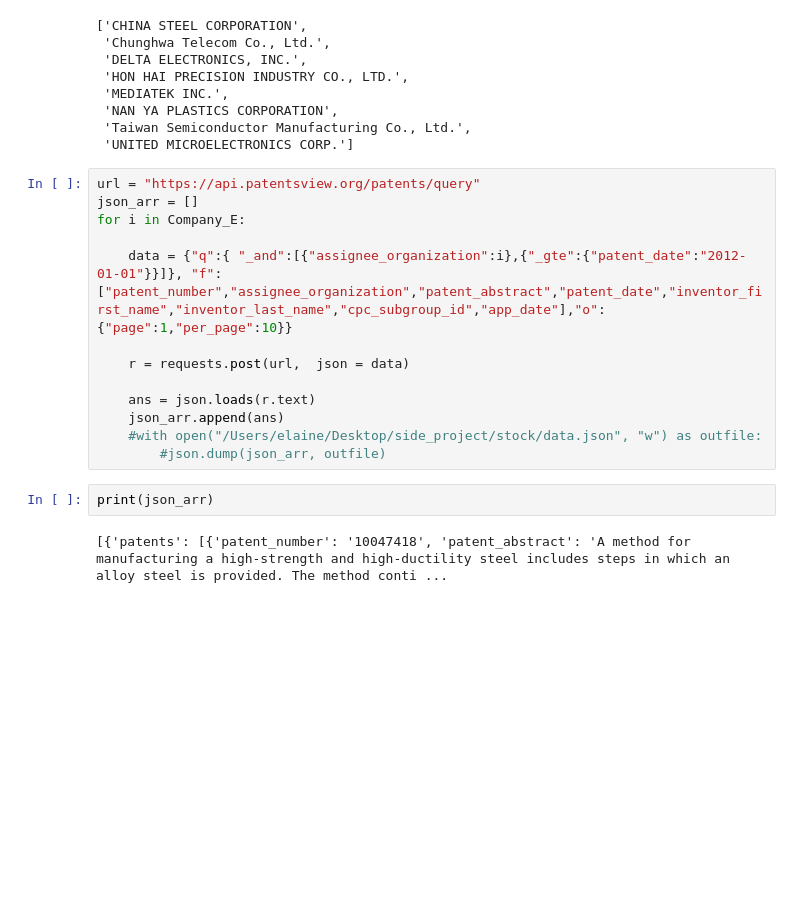
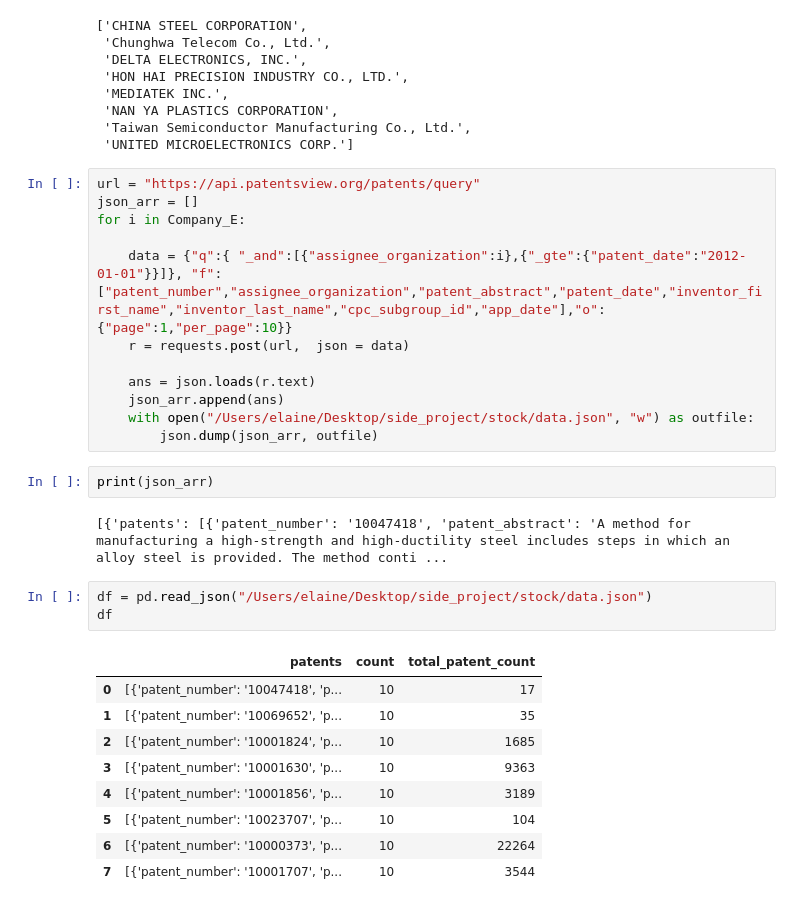
Before and after one commit to Elaine0103/PATENT-API, a Jupyter notebook: PATENT_API_to_json.ipynb, the cells around one changed output. Drawn from its saved outputs; the diff is of its cells as text; blank space fills up the shorter version.

Commit message:
json to dataframe
json_arr (json to dataframe)

```diff
--- a/PATENT_API_to_json.ipynb
+++ b/PATENT_API_to_json.ipynb
@@ -35,14 +36,26 @@ json_arr = []
 for i in Company_E:
 
     data = {"q":{ "_and":[{"assignee_organization":i},{"_gte":{"patent_date":"2012-01-01"}}]}, "f":["patent_number","assignee_organization","patent_abstract","patent_date","inventor_first_name","inventor_last_name","cpc_subgroup_id","app_date"],"o":{"page":1,"per_page":10}}
-
     r = requests.post(url,  json = data)
 
     ans = json.loads(r.text)
     json_arr.append(ans)
-    #with open("/Users/elaine/Desktop/side_project/stock/data.json", "w") as outfile:
-        #json.dump(json_arr, outfile)
+    with open("/Users/elaine/Desktop/side_project/stock/data.json", "w") as outfile:
+        json.dump(json_arr, outfile)
 # %%
 print(json_arr)
 # %% [output]
 [{'patents': [{'patent_number': '10047418', 'patent_abstract': 'A method for manufacturing a high-strength and high-ductility steel includes steps in which an alloy steel is provided. The method conti ...
+# %%
+df = pd.read_json("/Users/elaine/Desktop/side_project/stock/data.json")
+df
+# %% [output]
+|  | patents | count | total_patent_count |
+| 0 | [{'patent_number': '10047418', 'p... | 10 | 17 |
+| 1 | [{'patent_number': '10069652', 'p... | 10 | 35 |
+| 2 | [{'patent_number': '10001824', 'p... | 10 | 1685 |
+| 3 | [{'patent_number': '10001630', 'p... | 10 | 9363 |
+| 4 | [{'patent_number': '10001856', 'p... | 10 | 3189 |
+| 5 | [{'patent_number': '10023707', 'p... | 10 | 104 |
+| 6 | [{'patent_number': '10000373', 'p... | 10 | 22264 |
+| 7 | [{'patent_number': '10001707', 'p... | 10 | 3544 |
```
Also changed, not shown: parts of 3 cells of this notebook.
